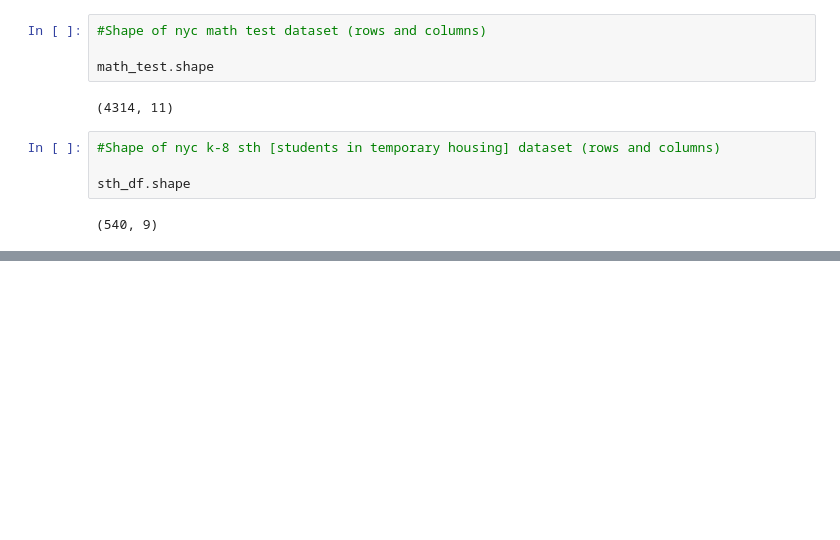
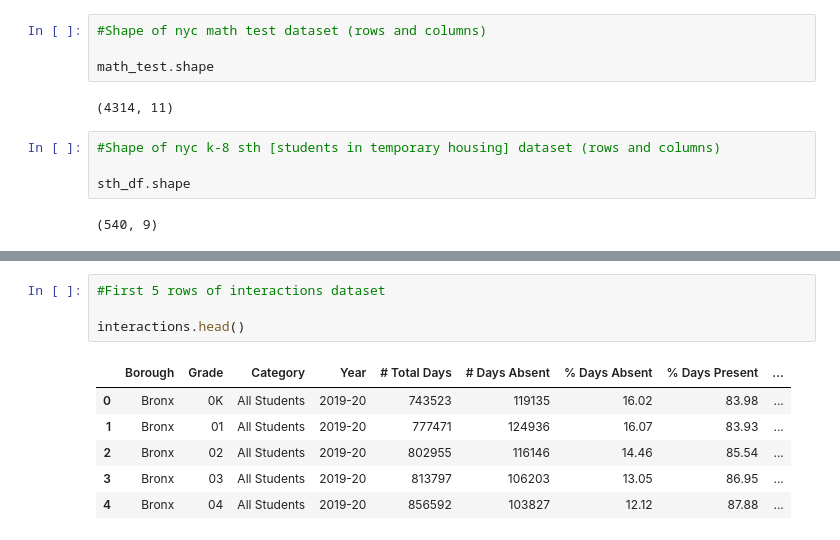
Before and after one commit to thetechleila/NYC-K-8-Public-School-Student-Performance-2016-2024, a Jupyter notebook: code/eda_overview.ipynb, the cells around one changed output, grey strips where cells are left out. Saved outputs shown, nothing was run; the diff lists cells and outputs as text; blank space fills up the shorter version.

```diff
--- a/code/eda_overview.ipynb
+++ b/code/eda_overview.ipynb
@@ -64,0 +77,11 @@ sth_df.shape
+# %%
+#First 5 rows of interactions dataset
+
+interactions.head()
+# %% [output]
+|  | Borough | Grade | Category | Year | # Total Days | # Days Absent | % Days Absent | % Days Present | ... |
+| 0 | Bronx | 0K | All Students | 2019-20 | 743523 | 119135 | 16.02 | 83.98 | ... |
+| 1 | Bronx | 01 | All Students | 2019-20 | 777471 | 124936 | 16.07 | 83.93 | ... |
+| 2 | Bronx | 02 | All Students | 2019-20 | 802955 | 116146 | 14.46 | 85.54 | ... |
+| 3 | Bronx | 03 | All Students | 2019-20 | 813797 | 106203 | 13.05 | 86.95 | ... |
+| 4 | Bronx | 04 | All Students | 2019-20 | 856592 | 103827 | 12.12 | 87.88 | ... |
```
Also changed, not shown: parts of 6 cells of this notebook.
